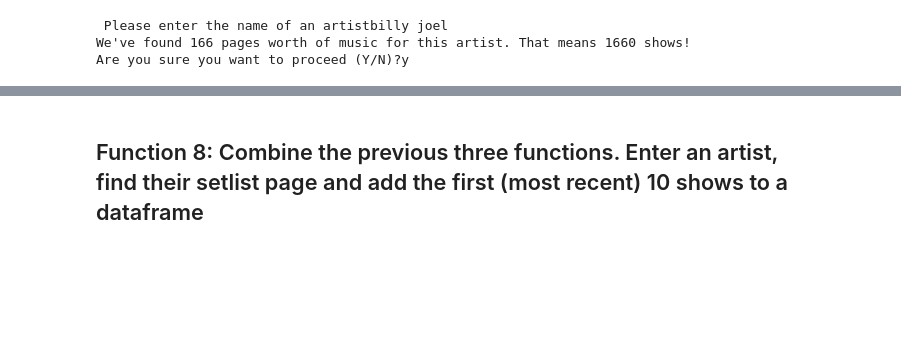
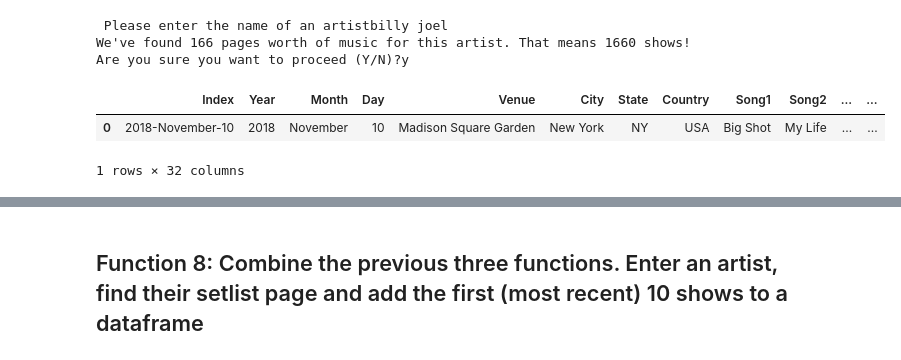
Before and after one commit to camoser19/Setlist-Predictions-with-Setlist.fm-data, a Jupyter notebook: Setlist.fm_WebScraper_11.20.ipynb, the cells around one changed output, grey strips where cells are left out. Saved outputs shown, nothing was run; the diff lists cells and outputs as text; code cells hidden in the pictures; blank space fills up the shorter version.

```diff
--- a/Setlist.fm_WebScraper_11.20.ipynb
+++ b/Setlist.fm_WebScraper_11.20.ipynb
@@ -165,0 +197,7 @@ def add_more_shows(first_show_df, second_show_df):
+# %%
+set_list_page_links = list()
+for num in range(167):
+    show_pages = 'https://www.setlist.fm/setlists/billy-joel-7bd6be40.html' + '?page=' + str(num)
+    set_list_page_links.append(show_pages)
+# %%
+set_list_page_links[0] = 'https://www.setlist.fm/search?query=billy+joel'
@@ -211,0 +387,19 @@ def create_list_of_artist_sets(setlist_link):
+# %%
+response = requests.get("https://www.setlist.fm/setlists/billy-joel-7bd6be40.html?page=4")
+if response.status_code != 200:
+    print("Failed to connect with website -- output from Function 6")
+results_page = BeautifulSoup(response.content, 'lxml')
+messy_list_show_links = results_page.find_all('div', class_='row contentBox visiblePrint')[0].find_all('h2')
+
+
+for show in messy_list_show_links:
+    try:
+        raw_url = show.find('a').get('href')
+        raw_url = raw_url.lstrip("..")
+        print(raw_url)
+        #actual_url = 'https://www.setlist.fm/'+ raw_url
+
+
+
+    except:
+        pass
@@ -282,3 +487,11 @@ the_first_ten, pages_2_on = grab_all_setlists()
  Please enter the name of an artistbilly joel
 We've found 166 pages worth of music for this artist. That means 1660 shows!
 Are you sure you want to proceed (Y/N)?y
+# %%
+master_df = get_show_info_and_make_df(the_first_ten[0])
+# %%
+master_df
+# %% [output]
+|  | Index | Year | Month | Day | Venue | City | State | Country | Song1 | Song2 | ... | ... |
+| 0 | 2018-November-10 | 2018 | November | 10 | Madison Square Garden | New York | NY | USA | Big Shot | My Life | ... | ... |
+1 rows × 32 columns
```
Also changed, not shown: parts of 27 cells of this notebook, 1 other file.
